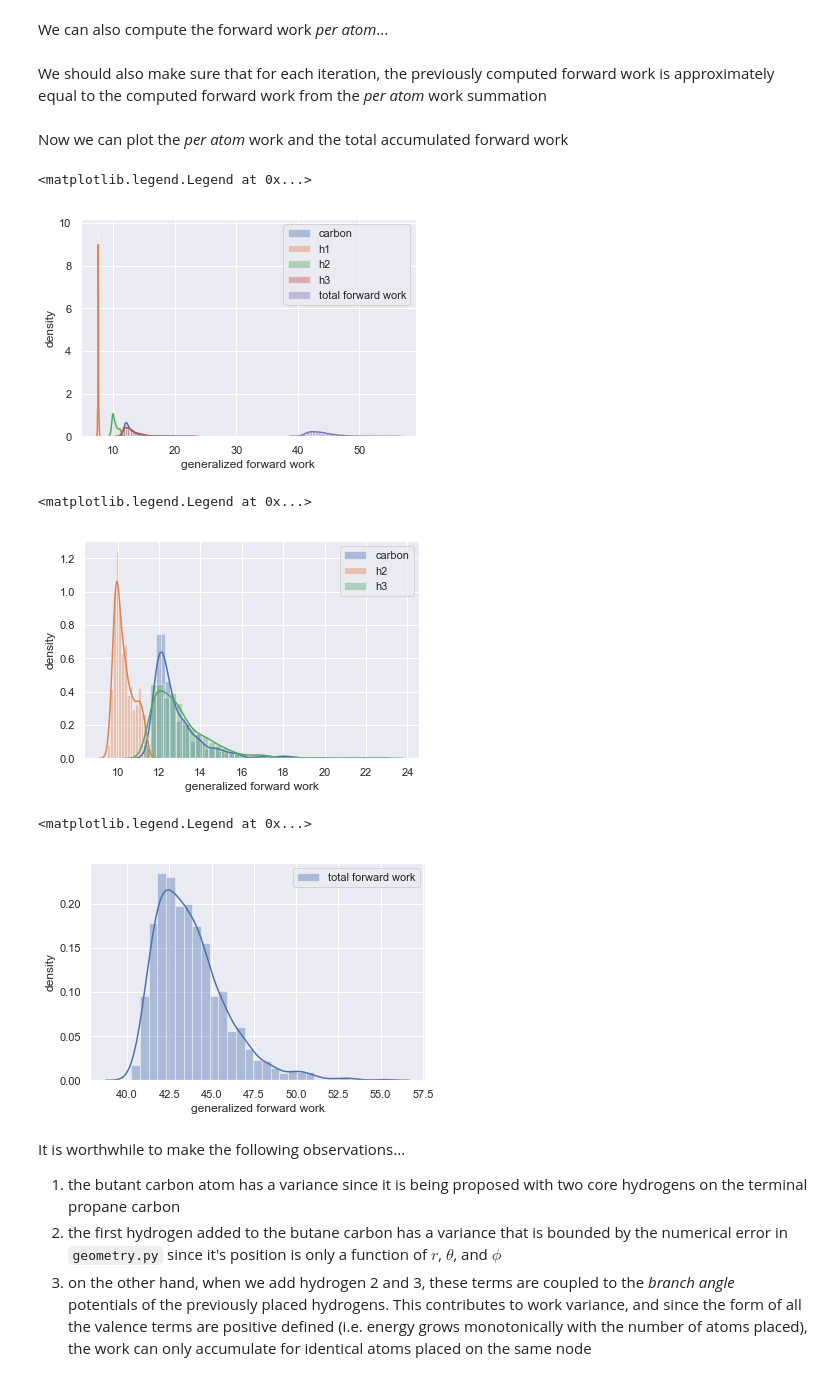
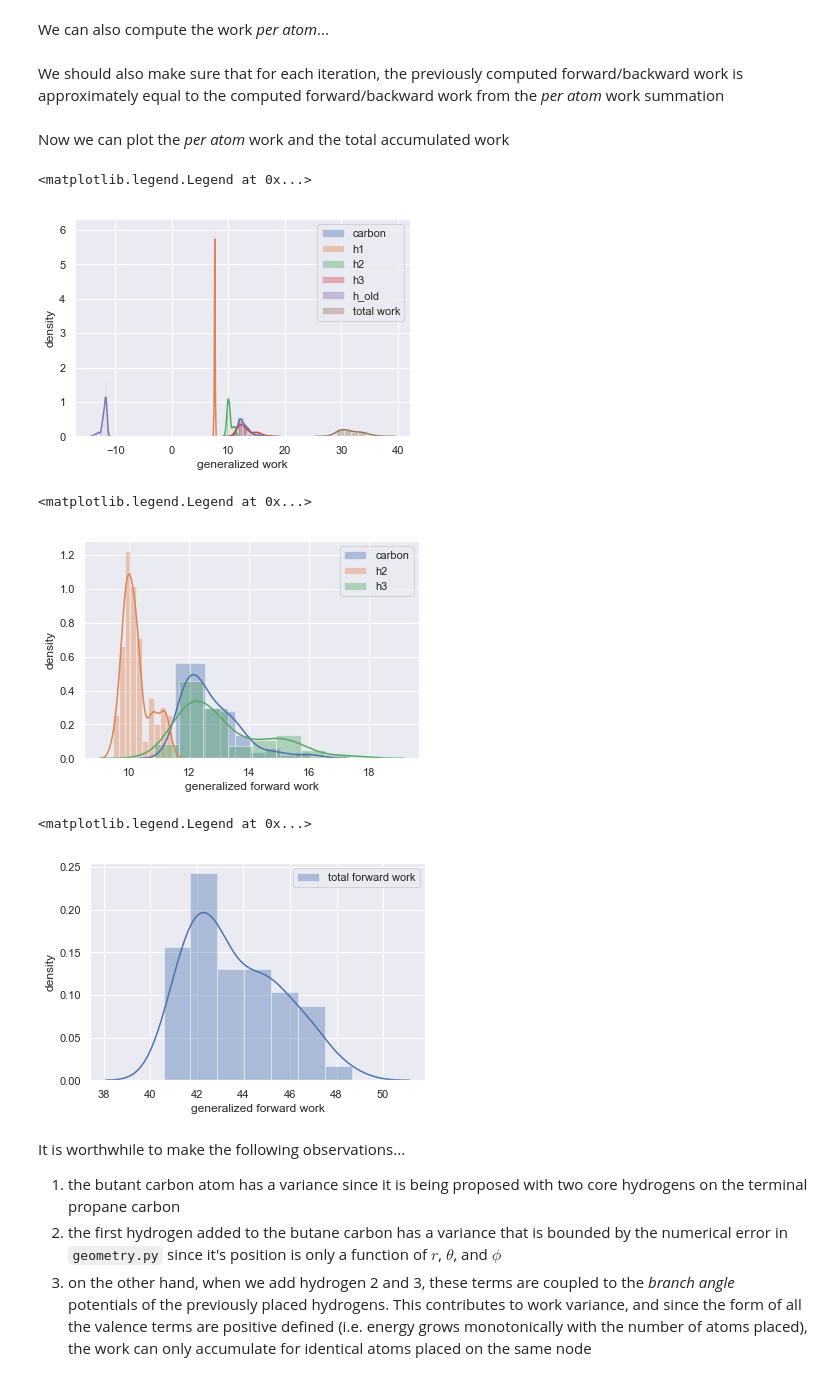
Before and after one commit to choderalab/perses, a Jupyter notebook: notebooks/work_variance_experiments.ipynb, the cells around one changed output. Saved outputs shown, nothing was run; the diff lists cells and outputs as text; code cells hidden in the pictures.

```diff
--- a/notebooks/work_variance_experiments.ipynb
+++ b/notebooks/work_variance_experiments.ipynb
@@ -63,7 +65,7 @@ def create_iid_systems(system, positions, num_iterations):
 
     return _iid_positions_A, rp
 
-def test_work_variance(current_mol_name = 'propane', proposed_mol_name = 'butane', num_iterations = 1, same_starter = False):
+def test_work_variance(current_mol_name = 'propane', proposed_mol_name = 'butane', num_iterations = 1, same_starter = False, neglect_angles = True):
     """
     Generate a test vacuum topology proposal, current positions, and new positions triplet
     from two IUPAC molecule names.  Assert that the logp_forward < 1e3.
@@ -114,7 +116,7 @@ def test_work_variance(current_mol_name = 'propane', proposed_mol_name = 'butane
 
     gaff_filename = get_data_filename('data/gaff.xml')
     system_generator = SystemGenerator([gaff_filename, 'amber99sbildn.xml', 'tip3p.xml'], forcefield_kwargs={'removeCMMotion': False, 'nonbondedMethod': app.NoCutoff})
-    geometry_engine = geometry.FFAllAngleGeometryEngine()
+    geometry_engine = geometry.FFAllAngleGeometryEngine(metadata=None, use_sterics=False, n_bond_divisions=100, n_angle_divisions=180, n_torsion_divisions=360, verbose=True, storage=None, bond_softening_constant=1.0, angle_softening_constant=1.0, neglect_angles = neglect_angles)
     proposal_engine = SmallMoleculeSetProposalEngine(
         [initial_smiles, final_smiles], system_generator, residue_name=current_mol_name)
     print("Generated proposal engine.")
@@ -142,18 +144,28 @@ def test_work_variance(current_mol_name = 'propane', proposed_mol_name = 'butane
     print("iid positions generator complete")
 
     logp_forwards, new_positions, new_positions_rp, new_positions_initial_rp, atom_placement_list = [], [], [], [], []
-    logp_backwards = []
+    logp_backwards, old_pos_rp, old_pos_initial_rp, atom_placement_list_rev  = [], [], [], []
 
     for iteration in tqdm.trange(num_iterations):
         #generate new positions with geometry engine
-        new_pos, logp_forward, atom_placements, atoms_with_positions_reduced_potential, final_context_reduced_potential = geometry_engine.propose(topology_proposal, old_pos[iteration], beta)
-        logp_back, _lp_rev_old_pos, lp_rev_info, lp_rev_awprp, lp_rev_fcrp = geometry_engine.logp_reverse(topology_proposal, new_pos, old_pos[iteration], beta)
+        new_pos, logp_forward = geometry_engine.propose(topology_proposal, old_pos[iteration], beta)
+        atom_placements, atoms_with_positions_reduced_potential, final_context_reduced_potential = geometry_engine.forward_rjmc_info, geometry_engine.forward_atoms_with_positions_reduced_potential, geometry_engine.forward_final_context_reduced_potential
+        neglected_angles_forward = geometry_engine.forward_neglected_angle_terms
+        logp_back = geometry_engine.logp_reverse(topology_proposal, new_pos, old_pos[iteration], beta)
+        _lp_rev_old_pos, lp_rev_info, lp_rev_awprp, lp_rev_fcrp = geometry_engine.reverse_new_positions, geometry_engine.reverse_rjmc_info, geometry_engine.reverse_atoms_with_positions_reduced_potential, geometry_engine.reverse_final_context_reduced_potential
+        neglected_angles_reverse = geometry_engine.reverse_neglected_angle_terms
         new_positions.append(new_pos); atom_placement_list.append(atom_placements)
         new_positions_rp.append(final_context_reduced_potential)
         logp_forwards.append(logp_forward)
         new_positions_initial_rp.append(atoms_with_positions_reduced_potential)
 
+        logp_backwards.append(logp_back)
+        old_pos_initial_rp.append(lp_rev_awprp)
+        old_pos_rp.append(lp_rev_fcrp)
+        atom_placement_list_rev.append(lp_rev_info)
+    print("neglected angles forward : {}".format(neglected_angles_forward))
+    print("neglected_angles reverse : {}".format(neglected_angles_reverse))
 
 
-    return old_pos, np.array(old_pos_rp),  new_positions, np.array(new_positions_rp), np.array(new_positions_initial_rp), np.array(atom_placement_list), np.array(logp_forwards), topology_proposal
+    return old_pos, np.array(old_pos_rp),  new_positions, np.array(new_positions_rp), np.array(new_positions_initial_rp), np.array(atom_placement_list), np.array(logp_forwards), topology_proposal, np.array(logp_backwards), np.array(old_pos_rp), np.array(old_pos_initial_rp), np.array(atom_placement_list_rev)
 # %% [markdown]
@@ -161,5 +173,5 @@ The line below executes the functions above and with 1000 iterations.
 # %%
-old_pos, old_pos_rp, new_positions, new_positions_rp_corrected, new_positions_initial_rp, atom_placement_list, logp_forwards, topology_proposal = test_work_variance(current_mol_name = 'propane', proposed_mol_name = 'butane', num_iterations = 1000, same_starter = False)
+old_pos, old_pos_rp, new_positions, new_positions_rp_corrected, new_positions_initial_rp, atom_placement_list, logp_forwards, topology_proposal, logp_backwards, old_pos_rp, old_pos_init_rp, atom_placement_list_rev = test_work_variance(current_mol_name = 'propane', proposed_mol_name = 'butane', num_iterations = 100, same_starter = False, neglect_angles = False)
 # %% [output]
 DEBUG:openmoltools.openeye:keep_confs was set to 1. Molecule positions will be reset.
 DEBUG:openmoltools.openeye:MOL
@@ -186,5 +203,5 @@ total_work_forward = logp_forwards + new_positions_rp_corrected - new_positions_
 # %% [markdown]
-We can also compute the forward work _per atom_...
+We can also compute the work _per atom_...
 # %%
 #compute the per-atom work for the sequential logp_forwards and the sequential change in energy
 def generate_per_atom_array(atom_placement_list):
@@ -210,7 +227,10 @@ def generate_per_atom_array(atom_placement_list):
     #turn dict into a numpy array of shape (atoms, iterations)
     per_atom_array = []
     for idx in per_atom_work.keys():
-        per_atom_array.append(per_atom_work[idx])
+        lst = per_atom_work[idx]
+        if lst != []:
+            per_atom_array.append(lst)
+    #print(per_atom_array)
 
     # Add per_atom works from all atoms in each iteration
     per_atom_array = np.array(per_atom_array)
@@ -220,7 +240,8 @@ def generate_per_atom_array(atom_placement_list):
 
 #now execute
 per_atom_array, total_works, lnZ_phis_lst, per_atom_work = generate_per_atom_array(atom_placement_list)
+per_atom_array_bkwd, total_works_bkwd, lnZ_phis_lst_bkwd, per_atom_work_bkwd = generate_per_atom_array(atom_placement_list_rev)
 # %% [markdown]
-We should also make sure that for each iteration, the previously computed forward work is approximately equal to the computed forward work from the _per atom_ work summation
+We should also make sure that for each iteration, the previously computed forward/backward work is approximately equal to the computed forward/backward work from the _per atom_ work summation
 # %%
 assert all(abs(i-j) < 1e-3 for i,j in zip(logp_forwards + new_positions_rp_corrected - new_positions_initial_rp, total_works))
@@ -227,25 +249,26 @@ assert all(abs(i-j) < 1e-3 for i,j in zip(logp_forwards + new_positions_rp_corre
 # %% [markdown]
-Now we can plot the _per atom_ work and the total accumulated forward work
+Now we can plot the _per atom_ work and the total accumulated work
 # %%
 import matplotlib.pyplot as plt
 from scipy import stats
 import seaborn as sns
 sns.set(color_codes = True)
 
 
 for key, atom_name in zip(per_atom_work.keys(), ["carbon", "h1", "h2", "h3"]):
     ax1 = sns.distplot(np.array(per_atom_work[key]), label = atom_name, norm_hist = True)
+ax1 = sns.distplot(-1*np.array(total_works_bkwd), label = "h_old")
 
 #now plot total generalized work
-ax1 = sns.distplot(total_works, label = "total forward work", norm_hist = True)
-ax1.set(xlabel = "generalized forward work", ylabel = "density")
+ax1 = sns.distplot(total_works - total_works_bkwd, label = "total work", norm_hist = True)
+ax1.set(xlabel = "generalized work", ylabel = "density")
 ax1.legend(loc = 'best')
 
 
 #plt.savefig("propane_to_butane_forward_works.pdf")
 # %% [output]
 <matplotlib.legend.Legend at 0x...>
-[figure, old version]
+[figure, new version]
 # %%
 for key, atom_name in zip(per_atom_work.keys(), ["carbon", "h1", "h2", "h3"]):
     if atom_name != "h1":
@@ -254,7 +277,7 @@ ax1.set(xlabel = "generalized forward work", ylabel = "density")
 ax1.legend(loc = 'best')
 # %% [output]
 <matplotlib.legend.Legend at 0x...>
-[figure, old version]
+[figure, new version]
 # %%
 #now plot total generalized work
 ax1 = sns.distplot(total_works, label = "total forward work", norm_hist = True)
@@ -262,7 +285,7 @@ ax1.set(xlabel = "generalized forward work", ylabel = "density")
 ax1.legend(loc = 'best')
 # %% [output]
 <matplotlib.legend.Legend at 0x...>
-[figure, old version]
+[figure, new version]
 # %% [markdown]
 It is worthwhile to make the following observations...
 
```
Also changed, not shown: parts of 15 cells of this notebook, 3 other files.
